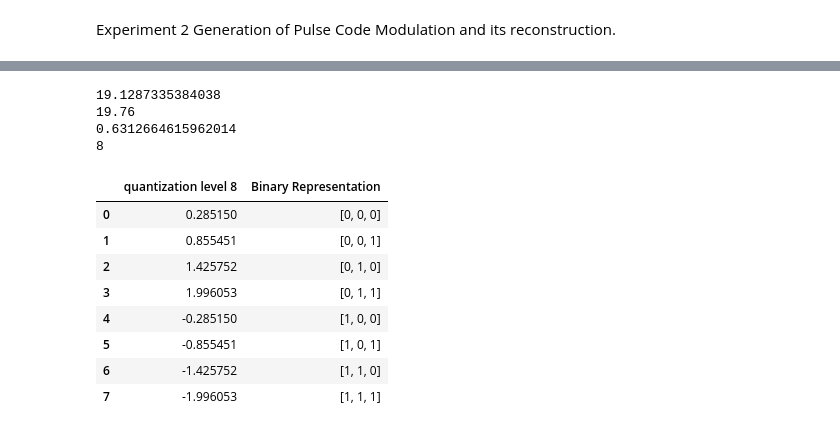
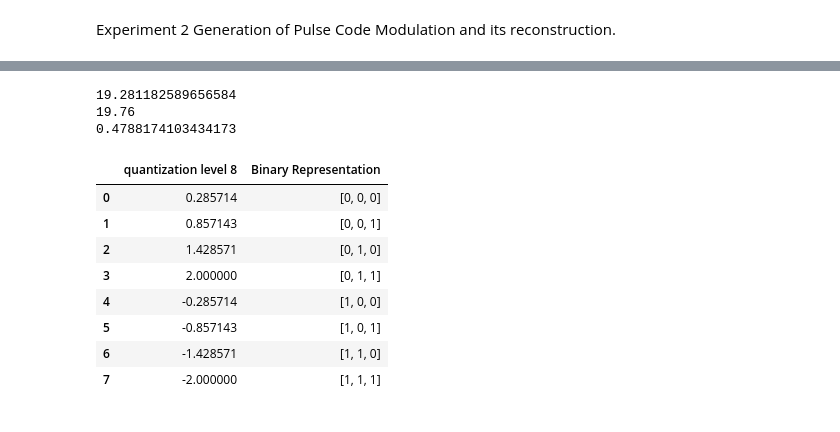
Before and after one commit to ParasKore2003/Digital-Communication-Lab, a Jupyter notebook: Digital Communication/Lab record/Lab2.ipynb, the cells around one changed output, grey strips where cells are left out. Cells and saved outputs as stored; diff of their text form; code cells hidden in the pictures.

```diff
--- a/Digital Communication/Lab record/Lab2.ipynb
+++ b/Digital Communication/Lab record/Lab2.ipynb
@@ -74,16 +90,16 @@ plt.show()
 # %%
-
-X = Amp * np.sin(2 * W_ss * t)
+X = Amp * np.sin( W_ss * t)
 plt.plot(t,X)
 plt.grid()
-plt.title('Sinusoidal Signal')
+plt.title('Sampled and Quantized Signal')
 plt.xlabel('Time -->')
 plt.ylabel('Amplitude -->')
 plt.axhline(y = 0, color = 'k')
 plt.axhline(y = 0, color = 'k')
-# plt.legend()
 
 # Quantized level
-Quantized_signal = Uniform_quantizater(X,8)
+Quantized_signal = Uniform_quantizater(X,levels)
 plt.plot(t,Quantized_signal)
+plt.legend(['Sampled Signal','Quantized signal'])
+plt.tight_layout()
 # %% [output]
@@ -105,31 +120,29 @@ quantized_signal
 # %%
 # SQNR
-practical_SQNR = SQNR(X ,Quantized_signal)
+practical_SQNR = SQNR(X ,Quantized_signal) #Practical Calculation of SQNR
 print(practical_SQNR)
-theoretical_SQNR = SQNR_theo(levels)
+theoretical_SQNR = SQNR_theo(bits) #Theoretical Calculation of SQNR
 print(theoretical_SQNR)
-Error = theoretical_SQNR - practical_SQNR
+Error = theoretical_SQNR - practical_SQNR# The difference between the 2 calculated SQNR
 print(Error)
-print(len(quantized_signal))
 # %% [output]
-19.1287335384038
+19.281182589656584
 19.76
-0.6312664615962014
-8
+0.4788174103434173
 # %%
-quantization_levels = np.array([quantized_signal.Levels[i+1] for i in range(levels)])
+quantization_levels = np.array([quantized_signal.Levels[i+1] for i in range(levels)]) #This is to store the quantized values in an array
 
-X8 = Binary(8)
-match_8 = pd.DataFrame({'quantization level 8': quantization_levels.tolist(), 'Binary Representation': np.array(X8).tolist()})
-match_8
+X_bin = Binary(8) #TO find the corrosponding binary number for the level
+Encoded = pd.DataFrame({'quantization level 8': quantization_levels.tolist(), 'Binary Representation': np.array(X_bin).tolist()})
+Encoded
 # %% [output]
 |  | quantization level 8 | Binary Representation |
-| 0 | 0.285150 | [0, 0, 0] |
-| 1 | 0.855451 | [0, 0, 1] |
-| 2 | 1.425752 | [0, 1, 0] |
-| 3 | 1.996053 | [0, 1, 1] |
-| 4 | -0.285150 | [1, 0, 0] |
-| 5 | -0.855451 | [1, 0, 1] |
-| 6 | -1.425752 | [1, 1, 0] |
-| 7 | -1.996053 | [1, 1, 1] |
+| 0 | 0.285714 | [0, 0, 0] |
+| 1 | 0.857143 | [0, 0, 1] |
+| 2 | 1.428571 | [0, 1, 0] |
+| 3 | 2.000000 | [0, 1, 1] |
+| 4 | -0.285714 | [1, 0, 0] |
+| 5 | -0.857143 | [1, 0, 1] |
+| 6 | -1.428571 | [1, 1, 0] |
+| 7 | -2.000000 | [1, 1, 1] |
 # %%
```
Also changed, not shown: parts of 11 cells of this notebook.
